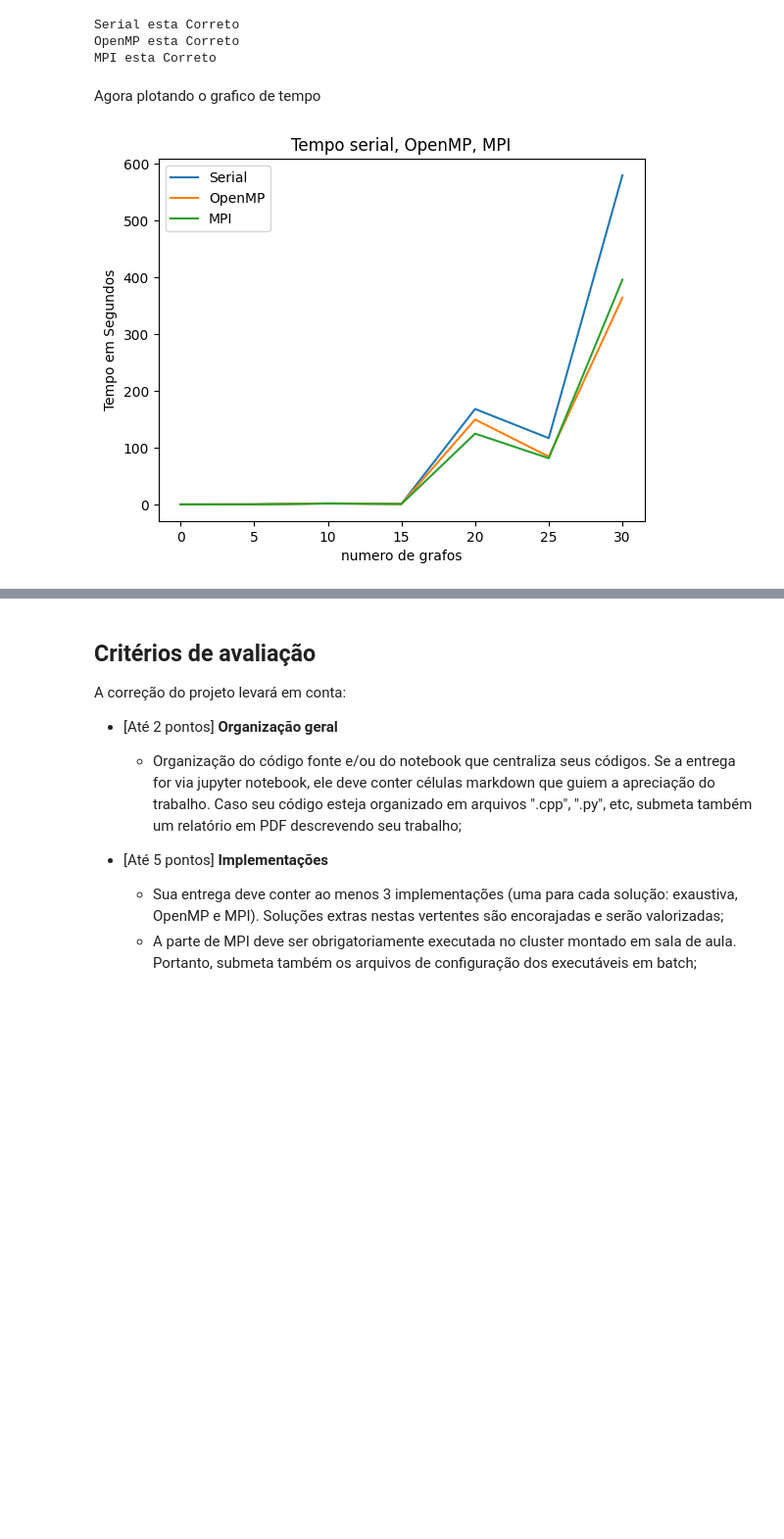
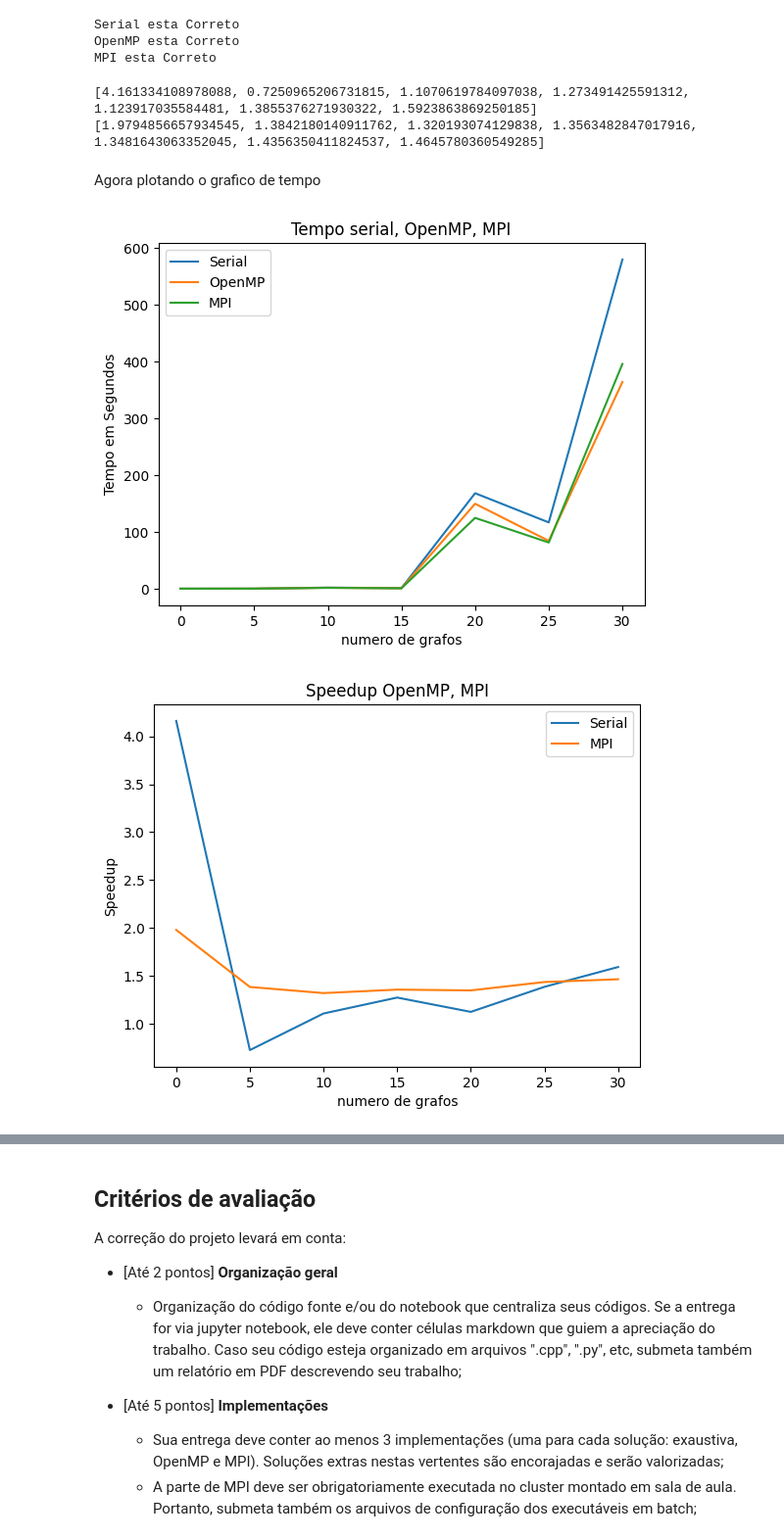
Before and after one commit to pedroaltobelli23/ProjetoSuperComp, a Jupyter notebook: projeto.ipynb, the cells around one changed output, grey strips where cells are left out. Shown: that part at 98% size. Cells and saved outputs as stored; diff of their text form; code cells hidden in the pictures; blank space fills up the shorter version.

```diff
--- a/projeto.ipynb
+++ b/projeto.ipynb
@@ -1148,29 +1218,63 @@ else:
 Serial esta Correto
 OpenMP esta Correto
 MPI esta Correto
+# %%
+# Calculando speedup
+speedup_OPENMP = []
+for i in range(len(SERIAL_times)):
+    speedup_OPENMP.append(SERIAL_times[i]/OPENMP_times[i])
+
+speedup_MPI = []
+for i in range(len(SERIAL_times)):
+    speedup_MPI.append(SERIAL_times[i]/MPI_times[i])
+
+print(speedup_OPENMP)
+print(speedup_MPI)
+# %% [output]
+[4.161334108978088, 0.7250965206731815, 1.1070619784097038, 1.273491425591312, 1.123917035584481, 1.3855376271930322, 1.5923863869250185]
+[1.9794856657934545, 1.3842180140911762, 1.320193074129838, 1.3563482847017916, 1.3481643063352045, 1.4356350411824537, 1.4645780360549285]
 # %% [markdown]
 Agora plotando o grafico de tempo
 # %%
 import matplotlib.pyplot as plt
 import numpy as np
 
 indice_multiplicado = np.arange(len(SERIAL_times)) * 5
 # Cria um gráfico com as três listas
 plt.plot(indice_multiplicado,SERIAL_times, label='Serial')
 plt.plot(indice_multiplicado,OPENMP_times, label='OpenMP')
 plt.plot(indice_multiplicado,MPI_times, label='MPI')
 
 # Adiciona legendas
 plt.legend()
 
 # Adiciona rótulos aos eixos
 plt.xlabel('numero de grafos')
 plt.ylabel('Tempo em Segundos')
 
 # Adiciona um título ao gráfico
 plt.title('Tempo serial, OpenMP, MPI')
 
 # Exibe o gráfico
 plt.show()
+
+
+# Cria um gráfico com as três listas
+plt.plot(indice_multiplicado,speedup_OPENMP, label='Serial')
+plt.plot(indice_multiplicado,speedup_MPI, label='MPI')
+
+# Adiciona legendas
+plt.legend()
+
+# Adiciona rótulos aos eixos
+plt.xlabel('numero de grafos')
+plt.ylabel('Speedup')
+
+# Adiciona um título ao gráfico
+plt.title('Speedup OpenMP, MPI')
+
+# Exibe o gráfico
+plt.show()
 # %% [output]
 [figure]
+[figure, added]
```
Also changed, not shown: parts of 21 cells of this notebook, 13 other files.
